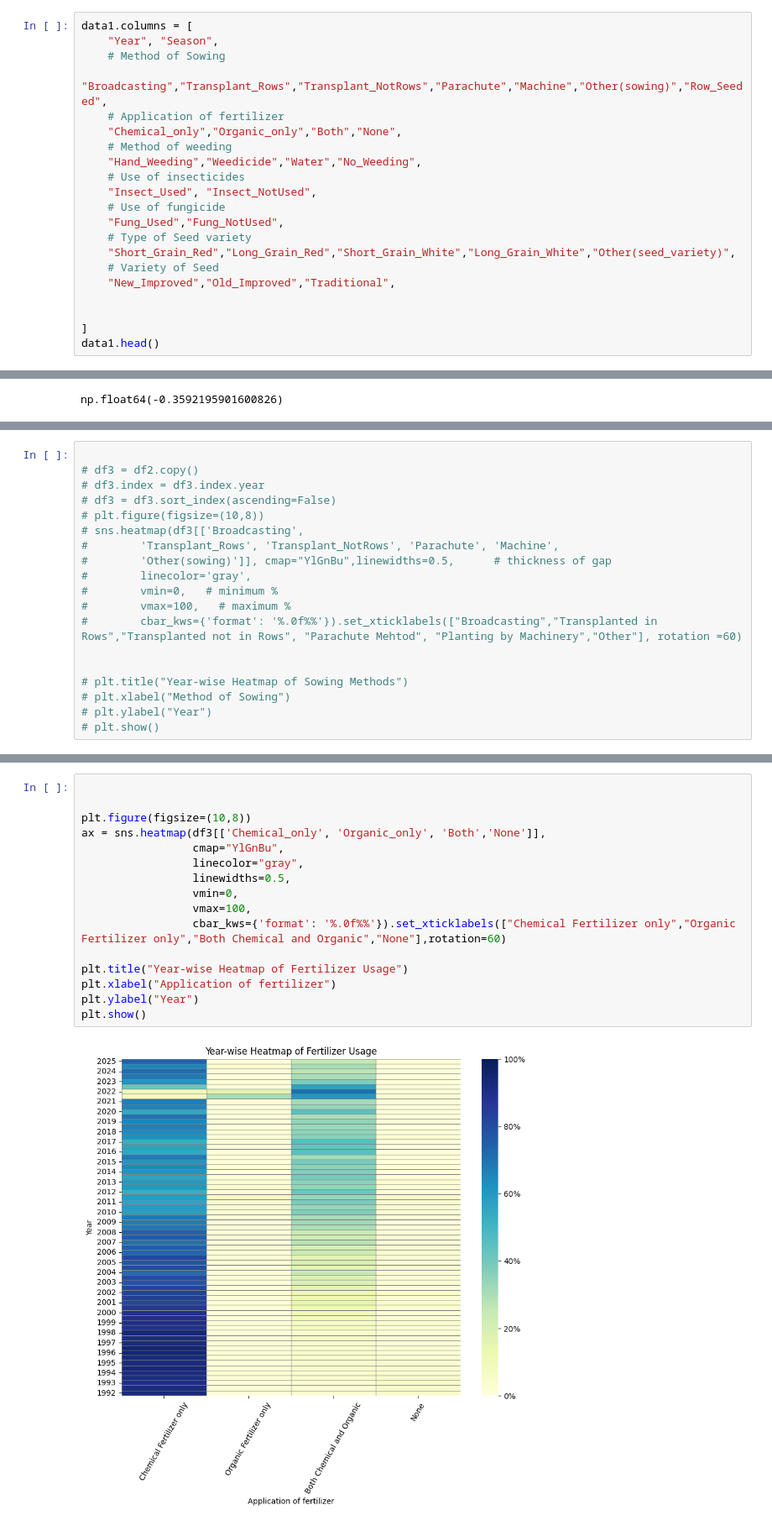
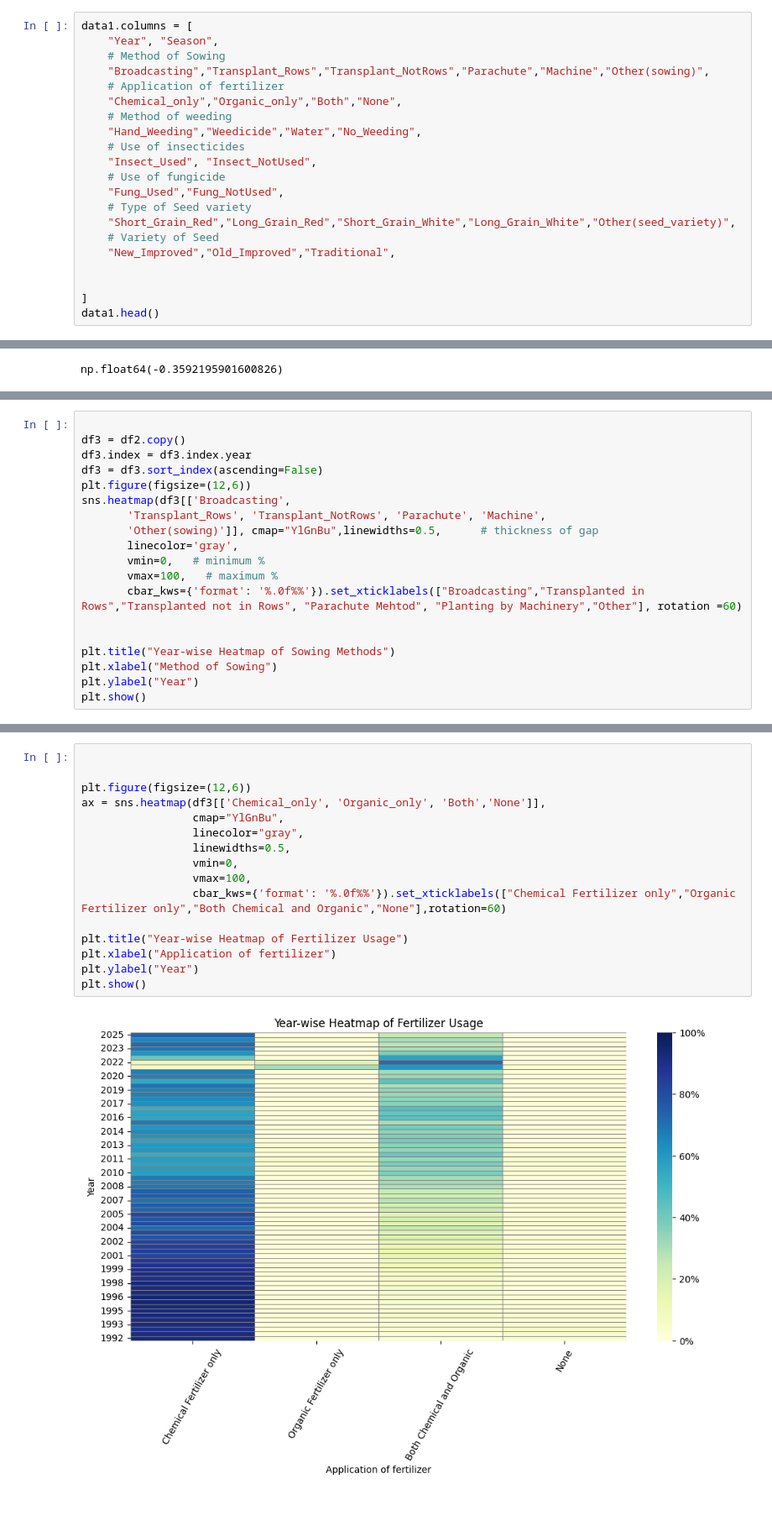
Before and after one commit to AchiniWathsala/Forecasting_Paddy_Production, a Jupyter notebook: paddy_production.ipynb, the cells around one changed output, grey strips where cells are left out. Shown at 84% size. Saved outputs shown, nothing was run; the diff lists cells and outputs as text.

```diff
--- a/paddy_production.ipynb
+++ b/paddy_production.ipynb
@@ -192,7 +192,7 @@ pandas.DataFrame
 data1.columns = [
     "Year", "Season",
     # Method of Sowing
-    "Broadcasting","Transplant_Rows","Transplant_NotRows","Parachute","Machine","Other(sowing)","Row_Seeded",
+    "Broadcasting","Transplant_Rows","Transplant_NotRows","Parachute","Machine","Other(sowing)",
     # Application of fertilizer
     "Chemical_only","Organic_only","Both","None",
     # Method of weeding
@@ -673,19 +615,19 @@ Method of Sowing
 # %%
 
-# df3 = df2.copy()
-# df3.index = df3.index.year
-# df3 = df3.sort_index(ascending=False)
-# plt.figure(figsize=(10,8))
-# sns.heatmap(df3[['Broadcasting',
-#        'Transplant_Rows', 'Transplant_NotRows', 'Parachute', 'Machine',
-#        'Other(sowing)']], cmap="YlGnBu",linewidths=0.5,      # thickness of gap
-#        linecolor='gray',
-#        vmin=0,   # minimum %
-#        vmax=100,   # maximum %
-#        cbar_kws={'format': '%.0f%%'}).set_xticklabels(["Broadcasting","Transplanted in Rows","Transplanted not in Rows", "Parachute Mehtod", "Planting by Machinery","Other"], rotation =60)
+df3 = df2.copy()
+df3.index = df3.index.year
+df3 = df3.sort_index(ascending=False)
+plt.figure(figsize=(12,6))
+sns.heatmap(df3[['Broadcasting',
+       'Transplant_Rows', 'Transplant_NotRows', 'Parachute', 'Machine',
+       'Other(sowing)']], cmap="YlGnBu",linewidths=0.5,      # thickness of gap
+       linecolor='gray',
+       vmin=0,   # minimum %
+       vmax=100,   # maximum %
+       cbar_kws={'format': '%.0f%%'}).set_xticklabels(["Broadcasting","Transplanted in Rows","Transplanted not in Rows", "Parachute Mehtod", "Planting by Machinery","Other"], rotation =60)
 
 
-# plt.title("Year-wise Heatmap of Sowing Methods")
-# plt.xlabel("Method of Sowing")
-# plt.ylabel("Year")
-# plt.show()
+plt.title("Year-wise Heatmap of Sowing Methods")
+plt.xlabel("Method of Sowing")
+plt.ylabel("Year")
+plt.show()
@@ -714,18 +654,18 @@ plt.show()
 # %%
 
 
-plt.figure(figsize=(10,8))
+plt.figure(figsize=(12,6))
 ax = sns.heatmap(df3[['Chemical_only', 'Organic_only', 'Both','None']],
                  cmap="YlGnBu",
                  linecolor="gray",
                  linewidths=0.5,
                  vmin=0,
                  vmax=100,
                  cbar_kws={'format': '%.0f%%'}).set_xticklabels(["Chemical Fertilizer only","Organic Fertilizer only","Both Chemical and Organic","None"],rotation=60)
 
 plt.title("Year-wise Heatmap of Fertilizer Usage")
 plt.xlabel("Application of fertilizer")
 plt.ylabel("Year")
 plt.show()
 # %% [output]
-[figure, old version]
+[figure, new version]
```
Also changed, not shown: parts of 49 cells of this notebook, 1 other file.
